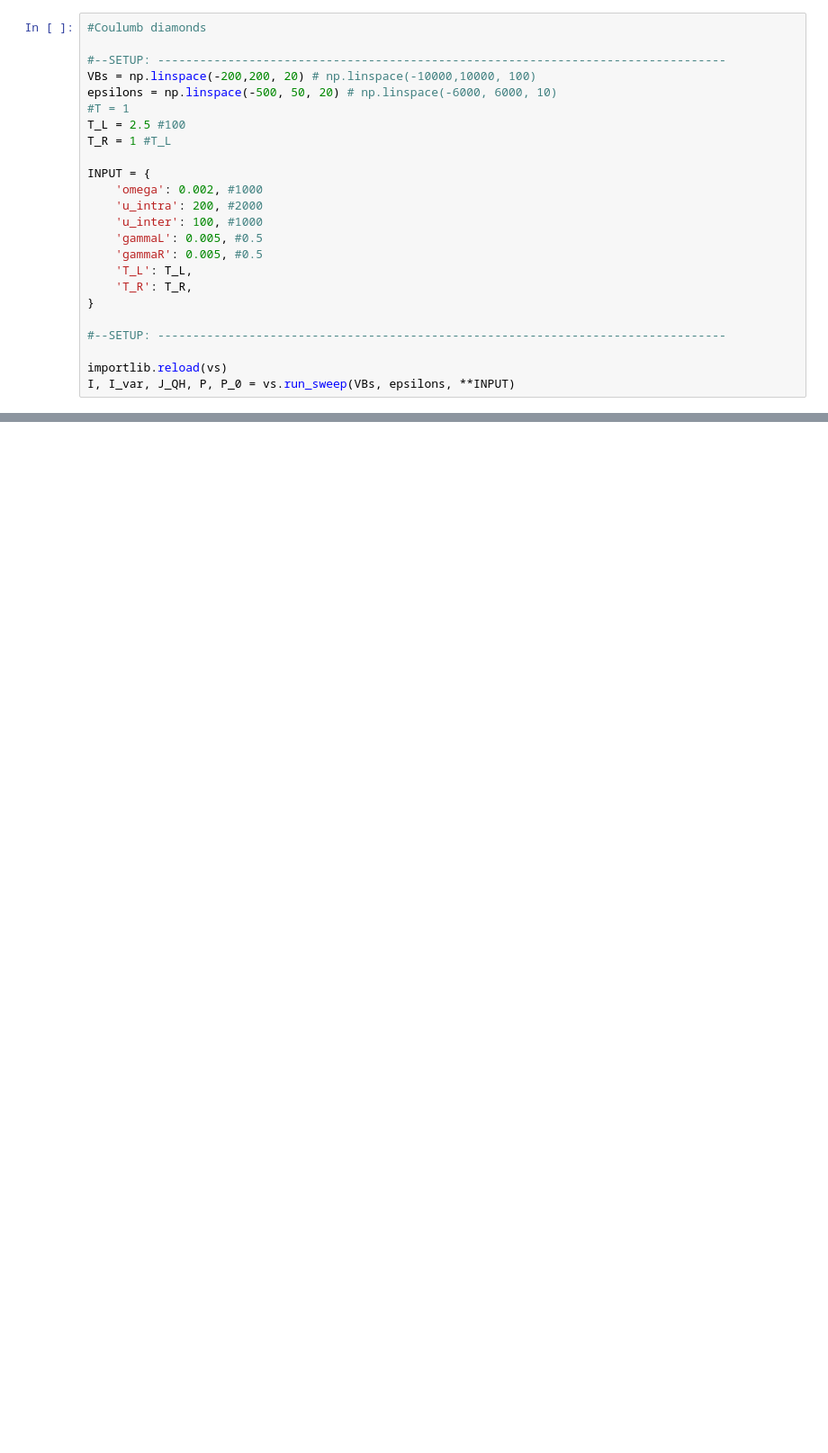
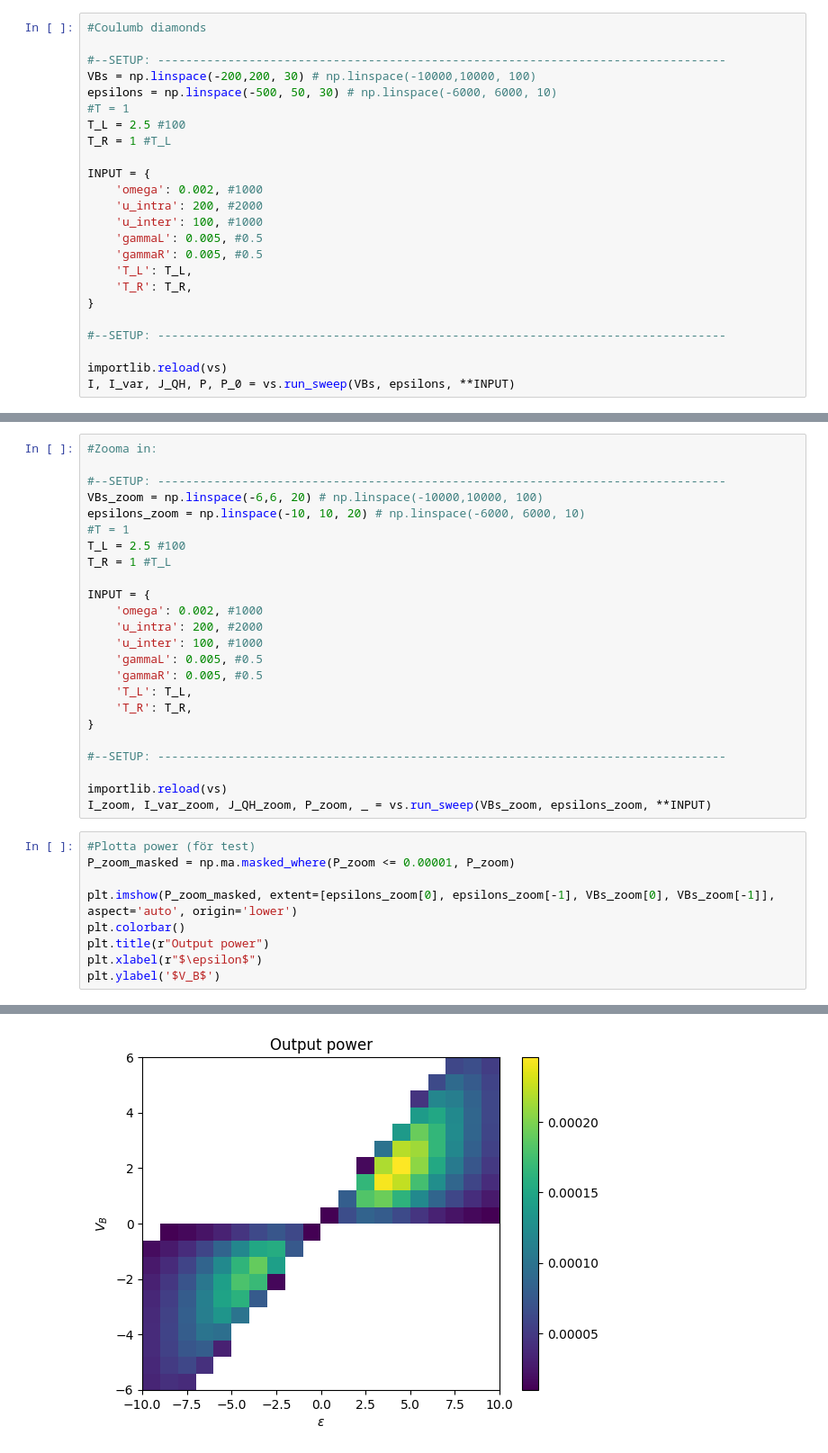
Before and after one commit to myIntSet/thermoelectrics, a Jupyter notebook: finding serial TUR violation/for presentation.ipynb, the cells around one changed output, grey strips where cells are left out. Shown at 90% size. Drawn from its saved outputs; the diff is of its cells as text; blank space fills up the shorter version.

Commit message:
Plotting machine

```diff
--- a/finding serial TUR violation/for presentation.ipynb
+++ b/finding serial TUR violation/for presentation.ipynb
@@ -17,8 +14,8 @@ WARNING: Cannot import Cython compiled modules for the approaches (builder_elph.
 #Coulumb diamonds
 
 #--SETUP: ---------------------------------------------------------------------------------
-VBs = np.linspace(-200,200, 20) # np.linspace(-10000,10000, 100)
-epsilons = np.linspace(-500, 50, 20) # np.linspace(-6000, 6000, 10)
+VBs = np.linspace(-200,200, 30) # np.linspace(-10000,10000, 100)
+epsilons = np.linspace(-500, 50, 30) # np.linspace(-6000, 6000, 10)
 #T = 1
 T_L = 2.5 #100
 T_R = 1 #T_L
@@ -124,0 +53,34 @@ plt.show()
+# %%
+#Zooma in:
+
+#--SETUP: ---------------------------------------------------------------------------------
+VBs_zoom = np.linspace(-6,6, 20) # np.linspace(-10000,10000, 100)
+epsilons_zoom = np.linspace(-10, 10, 20) # np.linspace(-6000, 6000, 10)
+#T = 1
+T_L = 2.5 #100
+T_R = 1 #T_L
+
+INPUT = {
+    'omega': 0.002, #1000
+    'u_intra': 200, #2000
+    'u_inter': 100, #1000
+    'gammaL': 0.005, #0.5
+    'gammaR': 0.005, #0.5
+    'T_L': T_L,
+    'T_R': T_R,
+}
+
+#--SETUP: ---------------------------------------------------------------------------------
+
+importlib.reload(vs)
+I_zoom, I_var_zoom, J_QH_zoom, P_zoom, _ = vs.run_sweep(VBs_zoom, epsilons_zoom, **INPUT)
+# %%
+#Plotta power (för test)
+P_zoom_masked = np.ma.masked_where(P_zoom <= 0.00001, P_zoom)
+
+plt.imshow(P_zoom_masked, extent=[epsilons_zoom[0], epsilons_zoom[-1], VBs_zoom[0], VBs_zoom[-1]], aspect='auto', origin='lower')
+plt.colorbar()
+plt.title(r"Output power")
+plt.xlabel(r"$\epsilon$")
+plt.ylabel('$V_B$')
+# %% [output]
@@ -124,0 +88 @@ plt.show()
+[figure, added]
```
Also changed, not shown: parts of 11 cells of this notebook, 1 other file.
